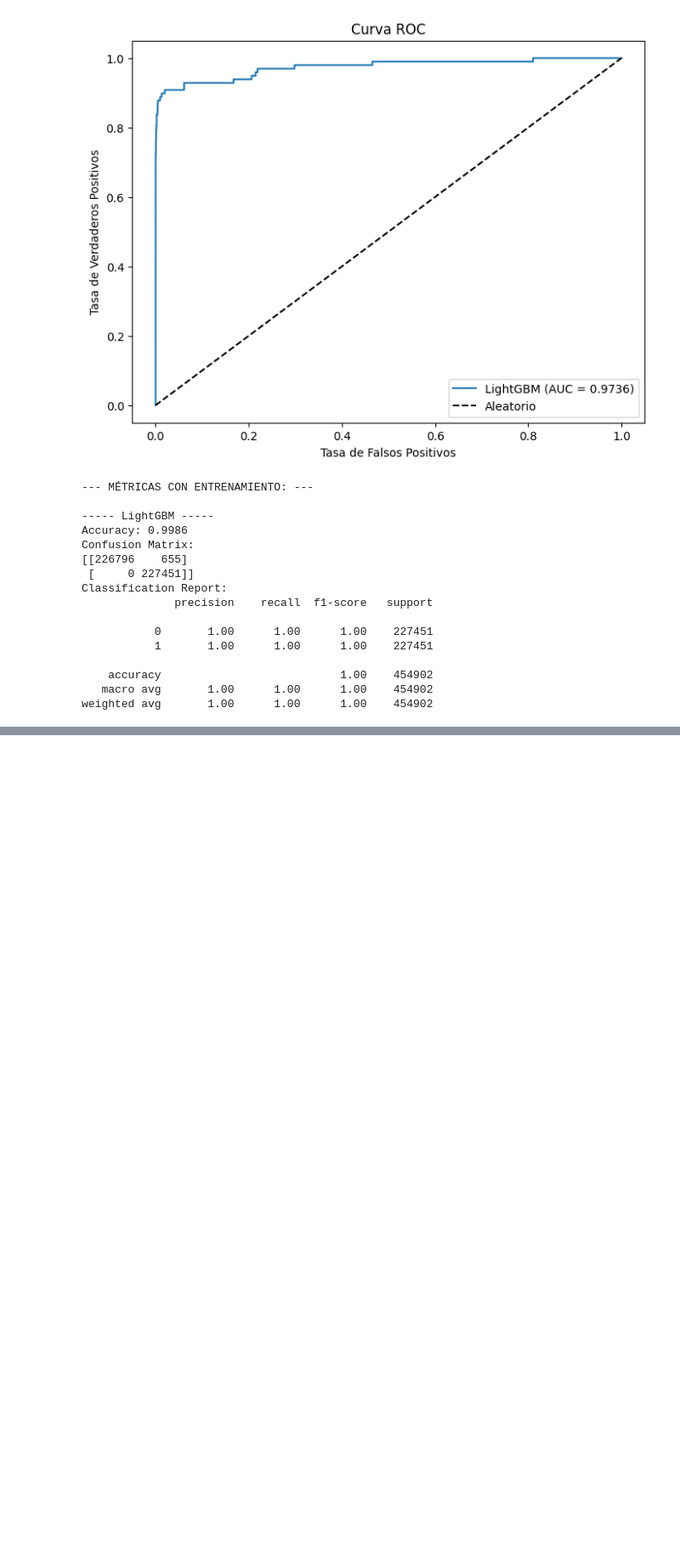
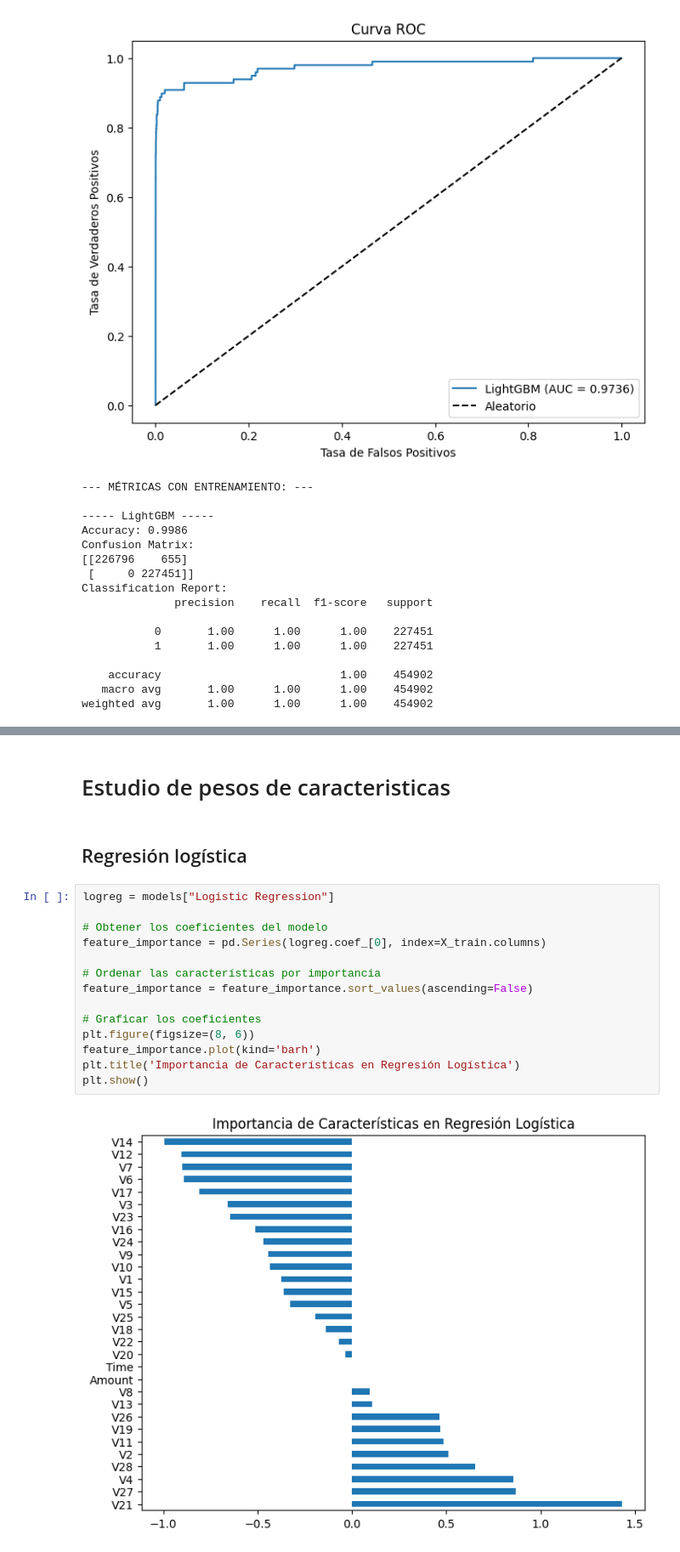
Before and after one commit to aldangarcia/credit_card_fraud, a Jupyter notebook: src/Model_selection.ipynb, the cells around one changed output, grey strips where cells are left out. Shown at 85% size. Drawn from its saved outputs; the diff is of its cells as text; blank space fills up the shorter version.

Commit message:
codigo final con modelos

```diff
--- a/src/Model_selection.ipynb
+++ b/src/Model_selection.ipynb
@@ -430,0 +449,20 @@ weighted avg       1.00      1.00      1.00    454902
+# %% [markdown]
+# Estudio de pesos de caracteristicas
+# %% [markdown]
+## Regresión logística
+# %%
+logreg = models["Logistic Regression"]
+
+# Obtener los coeficientes del modelo
+feature_importance = pd.Series(logreg.coef_[0], index=X_train.columns)
+
+# Ordenar las características por importancia
+feature_importance = feature_importance.sort_values(ascending=False)
+
+# Graficar los coeficientes
+plt.figure(figsize=(8, 6))
+feature_importance.plot(kind='barh')
+plt.title('Importancia de Características en Regresión Logística')
+plt.show()
+# %% [output]
+[figure, added]
```
Also changed, not shown: parts of 22 cells of this notebook, 2 other files.
